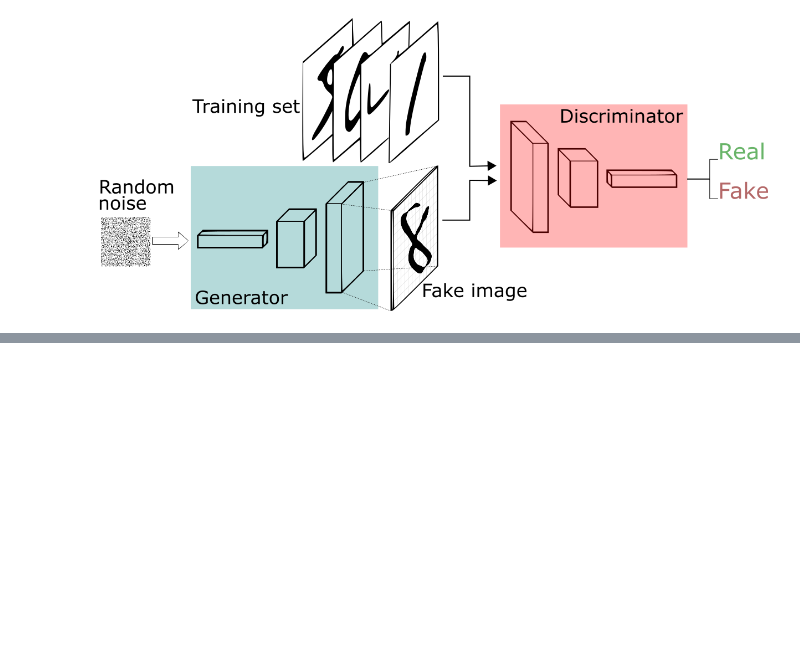
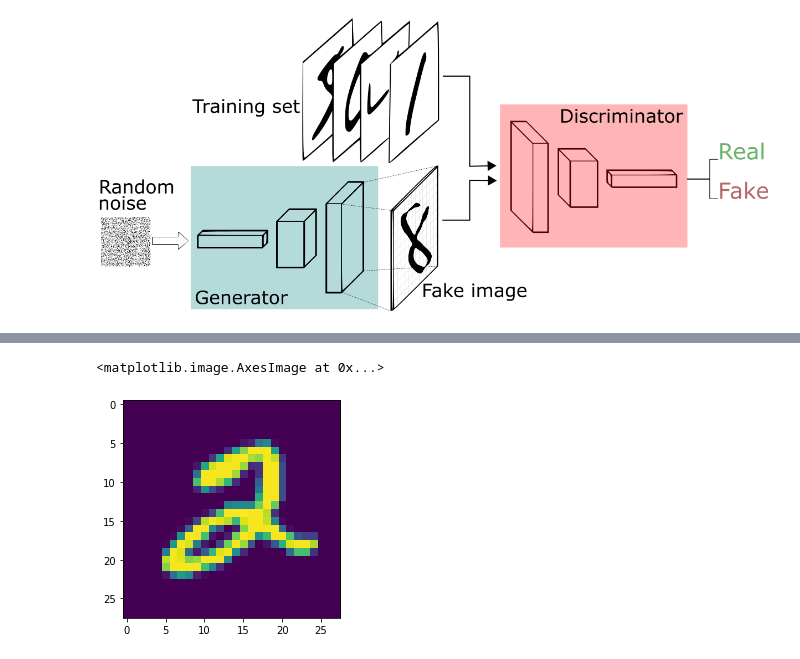
Before and after one commit to bjmin/bmin_comphys, a Jupyter notebook: ml/ml12/mlphys12-2.ipynb, the cells around one changed output, grey strips where cells are left out. Drawn from its saved outputs; the diff is of its cells as text; code cells hidden in the pictures; blank space fills up the shorter version.

```diff
--- a/ml/ml12/mlphys12-2.ipynb
+++ b/ml/ml12/mlphys12-2.ipynb
@@ -126 +165,6 @@ epoch:100  d_loss:0.6919  g_loss:1.1585
+# %%
+plt.imshow(X_train[5].reshape(28,28))
+# %% [output]
+<matplotlib.image.AxesImage at 0x...>
+[figure, added]
 # %%
```
Also changed, not shown: parts of 12 cells of this notebook.
